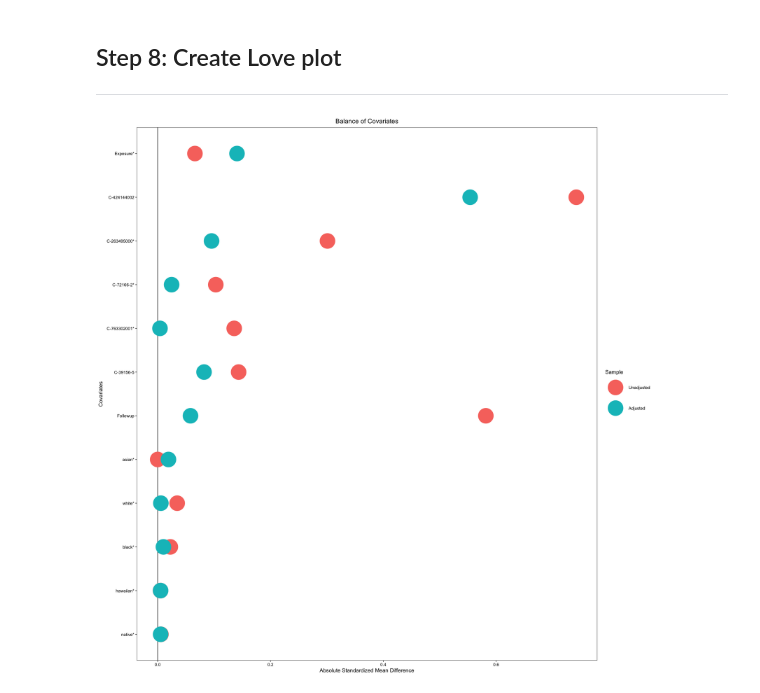
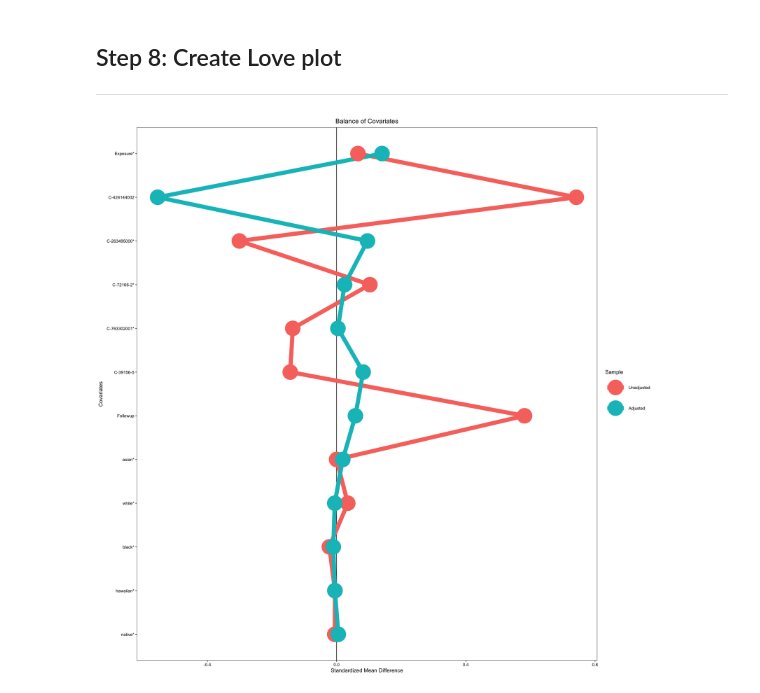
Before and after one commit to gerard-ompad/Artificial_intelligence_and_Big_Data_for_Pharmacoepidemiology, a Jupyter notebook: Answer_to_Exercise_2.ipynb, the cells around one changed output. Drawn from its saved outputs; the diff is of its cells as text; code cells hidden in the pictures.

```diff
--- a/Answer_to_Exercise_2.ipynb
+++ b/Answer_to_Exercise_2.ipynb
@@ -355,18 +355,19 @@ across the covariates.
 # %%
 love.plot(
   bal,
   size = 15,
   text.size = 100,
   legend.size = 20,
+    line=TRUE,
     stars="raw",
   abs = TRUE
 ) +
 labs(
   title = "Balance of Covariates",
-  x = "Absolute Standardized Mean Difference",
+  x = "Standardized Mean Difference",
   y = "Covariates"
 )
 # %% [output]
-[figure, old version]
+[figure, new version]
 # %%
 ggsave("love_plot_customized.png", plot = last_plot(), width = 10, height = 8, dpi = 300)
```
Also changed, not shown: parts of 4 cells of this notebook, 1 other file.
